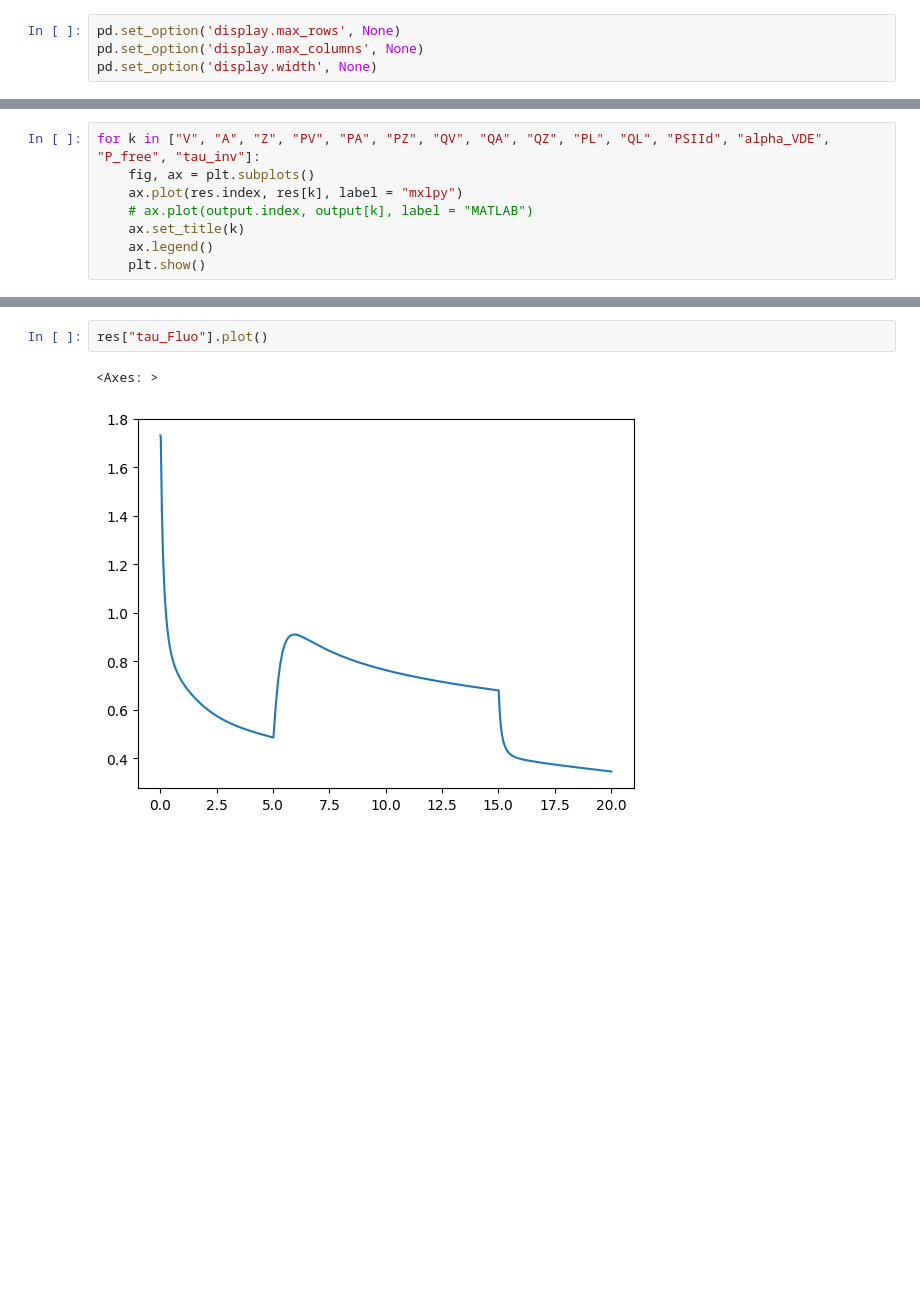
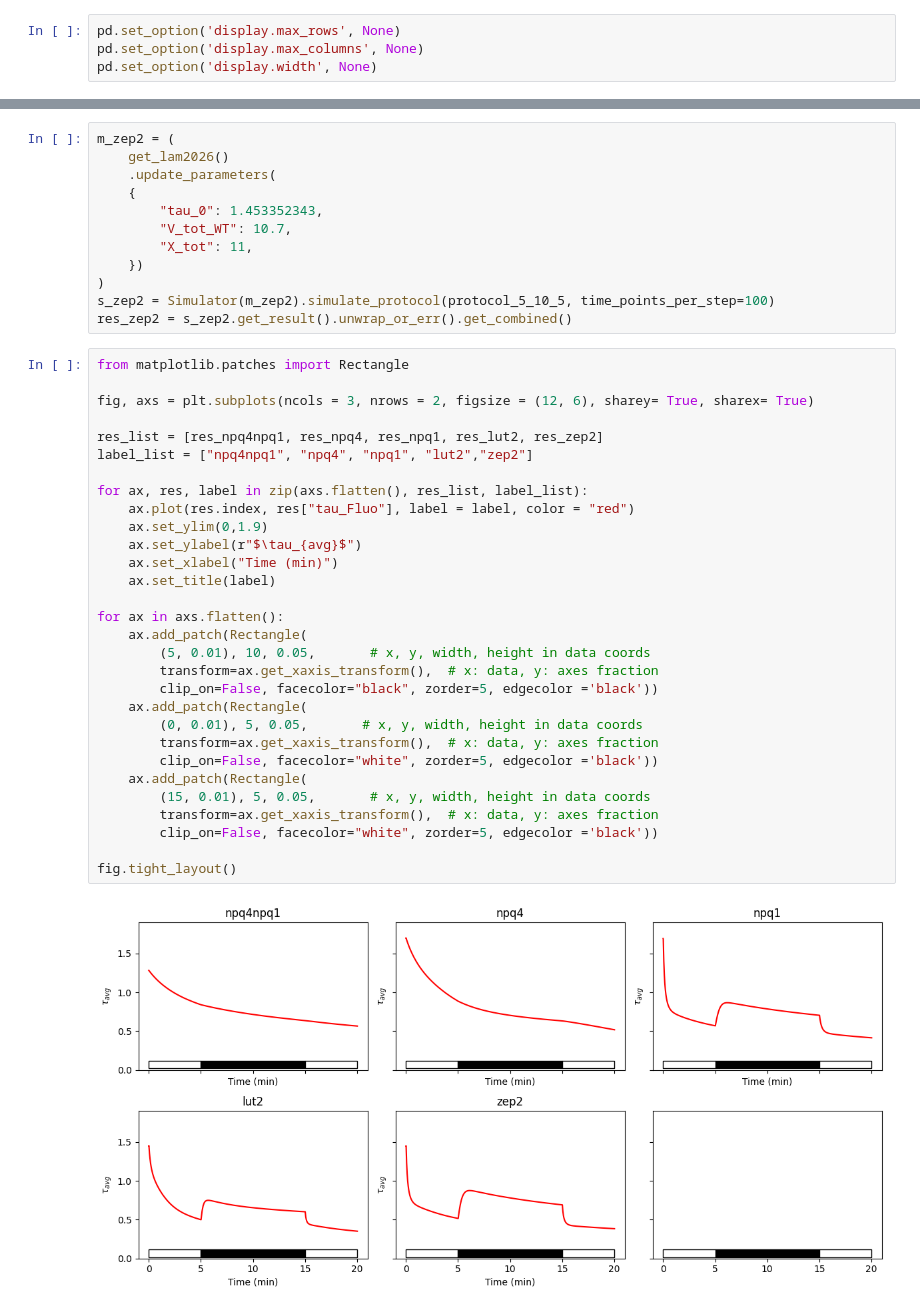
Before and after one commit to Computational-Biology-Aachen/mxl-models, a Jupyter notebook: docs/lam2026.ipynb, the cells around one changed output, grey strips where cells are left out. Cells and saved outputs as stored; diff of their text form; blank space fills up the shorter version.

Commit message:
progress: Figures for Davis, Lam and Zaks model

```diff
--- a/docs/lam2026.ipynb
+++ b/docs/lam2026.ipynb
@@ -46,8 +47,0 @@ res = s.get_result().unwrap_or_err().get_combined()
-# %%
-for k in ["V", "A", "Z", "PV", "PA", "PZ", "QV", "QA", "QZ", "PL", "QL", "PSIId", "alpha_VDE", "P_free", "tau_inv"]:
-    fig, ax = plt.subplots()
-    ax.plot(res.index, res[k], label = "mxlpy")
-    # ax.plot(output.index, output[k], label = "MATLAB")
-    ax.set_title(k)
-    ax.legend()
-    plt.show()
@@ -54,5 +128,44 @@ for k in ["V", "A", "Z", "PV", "PA", "PZ", "QV", "QA", "QZ", "PL", "QL", "PSIId"
+# %%
+m_zep2 = (
+    get_lam2026()
+    .update_parameters(
+    {
+        "tau_0": 1.453352343,
+        "V_tot_WT": 10.7,
+        "X_tot": 11,
+    })
+)
+s_zep2 = Simulator(m_zep2).simulate_protocol(protocol_5_10_5, time_points_per_step=100)
+res_zep2 = s_zep2.get_result().unwrap_or_err().get_combined()
 # %%
-res["tau_Fluo"].plot()
+from matplotlib.patches import Rectangle
+
+fig, axs = plt.subplots(ncols = 3, nrows = 2, figsize = (12, 6), sharey= True, sharex= True)
+
+res_list = [res_npq4npq1, res_npq4, res_npq1, res_lut2, res_zep2]
+label_list = ["npq4npq1", "npq4", "npq1", "lut2","zep2"]
+
+for ax, res, label in zip(axs.flatten(), res_list, label_list):
+    ax.plot(res.index, res["tau_Fluo"], label = label, color = "red")
+    ax.set_ylim(0,1.9)
+    ax.set_ylabel(r"$\tau_{avg}$")
+    ax.set_xlabel("Time (min)")
+    ax.set_title(label)
+
+for ax in axs.flatten():
+    ax.add_patch(Rectangle(
+        (5, 0.01), 10, 0.05,       # x, y, width, height in data coords
+        transform=ax.get_xaxis_transform(),  # x: data, y: axes fraction
+        clip_on=False, facecolor="black", zorder=5, edgecolor ='black'))
+    ax.add_patch(Rectangle(
+        (0, 0.01), 5, 0.05,       # x, y, width, height in data coords
+        transform=ax.get_xaxis_transform(),  # x: data, y: axes fraction
+        clip_on=False, facecolor="white", zorder=5, edgecolor ='black'))
+    ax.add_patch(Rectangle(
+        (15, 0.01), 5, 0.05,       # x, y, width, height in data coords
+        transform=ax.get_xaxis_transform(),  # x: data, y: axes fraction
+        clip_on=False, facecolor="white", zorder=5, edgecolor ='black'))
+
+fig.tight_layout()
 # %% [output]
-<Axes: >
-[figure, old version]
+[figure, new version]
```
Also changed, not shown: parts of 15 cells of this notebook, 3 other files.
